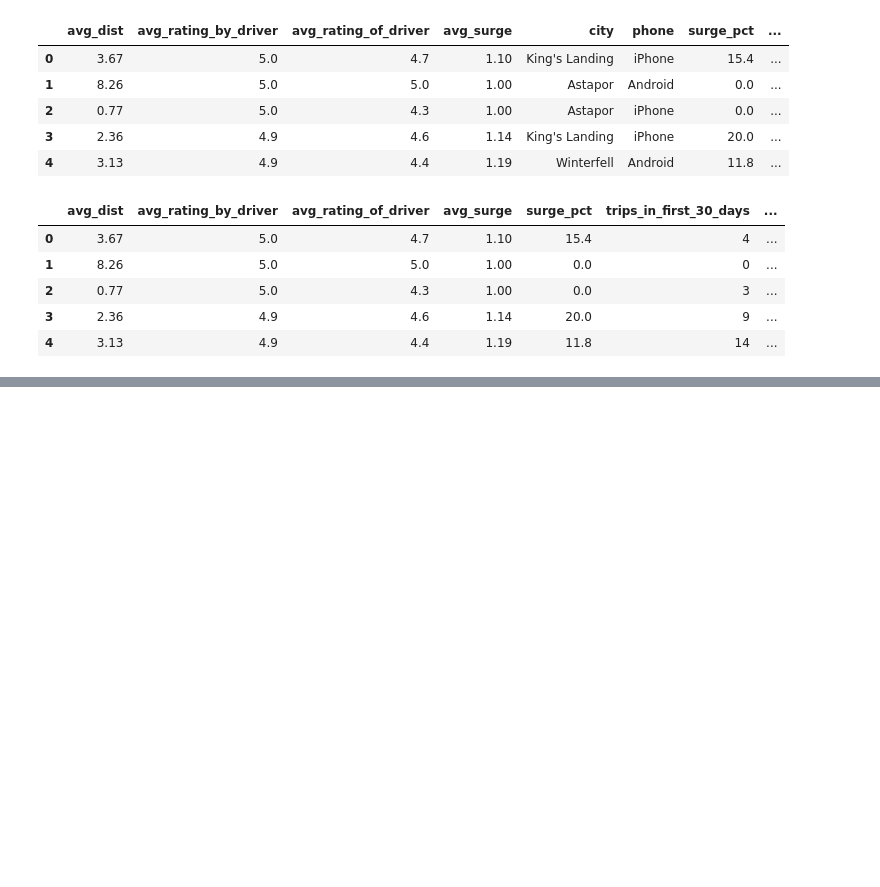
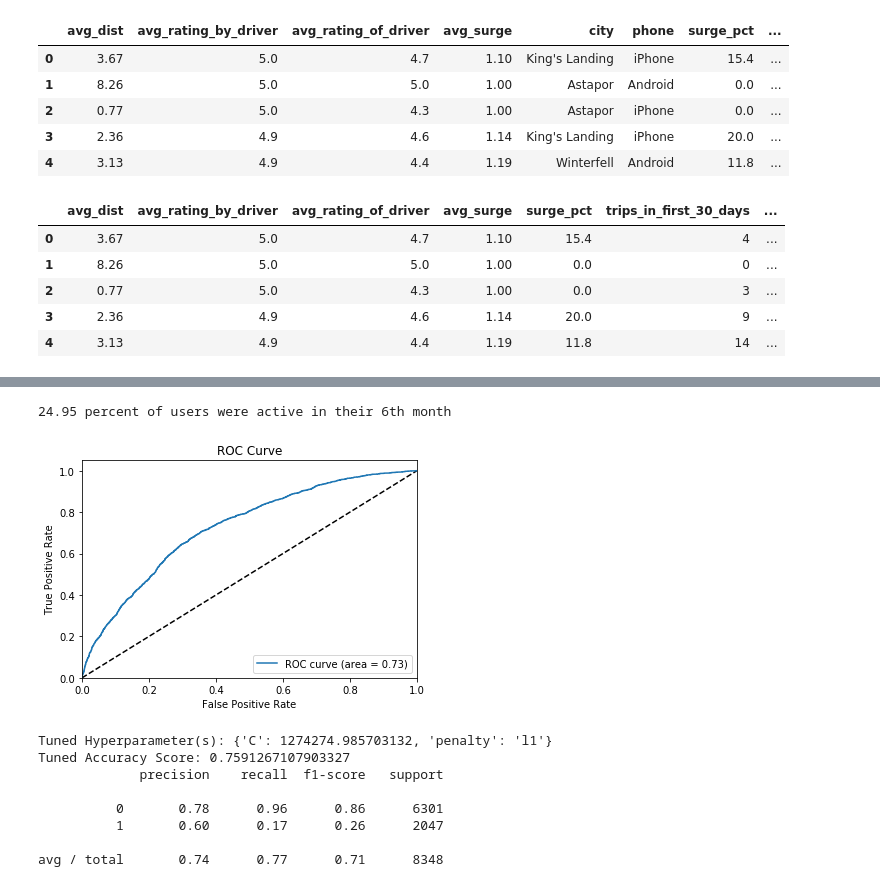
Before and after one commit to Fryman93/SprungBoard, a Jupyter notebook: Take Home_Ultimate/ultimate_challenge/Ultimate Challenge.ipynb, the cells around one changed output, grey strips where cells are left out. Drawn from its saved outputs; the diff is of its cells as text; code cells hidden in the pictures; blank space fills up the shorter version.

```diff
--- a/Take Home_Ultimate/ultimate_challenge/Ultimate Challenge.ipynb
+++ b/Take Home_Ultimate/ultimate_challenge/Ultimate Challenge.ipynb
@@ -279,9 +294,9 @@ In order to build a model that predicts a user's activity in the 6th month, we c
 df_ultimate['last_trip_date'] = pd.to_datetime(df_ultimate['last_trip_date'])
 df_ultimate['signup_date'] = pd.to_datetime(df_ultimate['signup_date'])
 # %%
-df_ultimate['nb_months'] = ((df_ultimate.last_trip_date - df_ultimate.signup_date)/np.timedelta64(1, 'M'))
-df_ultimate['nb_months'] = df_ultimate['nb_months'].astype(int)
-df_ultimate
+df_ultimate['nb_months'] = (df_ultimate.last_trip_date - df_ultimate.signup_date)/np.timedelta64(1, 'M')
+df_ultimate['active'] = np.where(df_ultimate['nb_months']>5,1,0)
+df_ultimate.head()
 # %% [output]
 |  | avg_dist | avg_rating_by_driver | avg_rating_of_driver | avg_surge | city | last_trip_date | phone | ... |
 | 0 | 3.67 | 5.0 | 4.7 | 1.10 | King's Landing | 2014-06-17 | iPhone | ... |
@@ -304,5 +307,5 @@ df_ultimate
 # %%
-df_ultimate.drop(['last_trip_date','signup_date'], axis=1, inplace=True)
+df_ultimate.drop(['last_trip_date','signup_date','nb_months'], axis=1, inplace=True)
 df_ultimate
 # %% [output]
 |  | avg_dist | avg_rating_by_driver | avg_rating_of_driver | avg_surge | city | phone | surge_pct | ... |
@@ -361,0 +355,12 @@ assert 1 in y
+# %%
+active_pct = len([i for i in y if i ==1])/len(y)
+print("%0.2f percent of users were active in their 6th month" % (active_pct*100))
+# %% [output]
+24.95 percent of users were active in their 6th month
+# %%
+# Set up X and y
+X = df_ultimate.drop('active',axis = 1)
+y = df_ultimate['active']
+# %%
+# Create train and test sets
+X_train, X_test, y_train, y_test = train_test_split(X, y, test_size = 0.2, random_state=42)
@@ -361,0 +408,18 @@ assert 1 in y
+# %%
+# Simple Logistic Regression Model
+
+logreg = LogisticRegression()
+c_space = np.logspace(-10, 8, 20) # Covers a WIDE range of possible C values
+logreg_param_grid = {'C': c_space, 'penalty': ['l1', 'l2']}
+
+train_and_test_model(X,y,logreg,logreg_param_grid)
+# %% [output]
+[figure, added]
+Tuned Hyperparameter(s): {'C': 1274274.985703132, 'penalty': 'l1'}
+Tuned Accuracy Score: 0.7591267107903327
+             precision    recall  f1-score   support
+
+          0       0.78      0.96      0.86      6301
+          1       0.60      0.17      0.26      2047
+
+avg / total       0.74      0.77      0.71      8348
```
Also changed, not shown: parts of 21 cells of this notebook.
